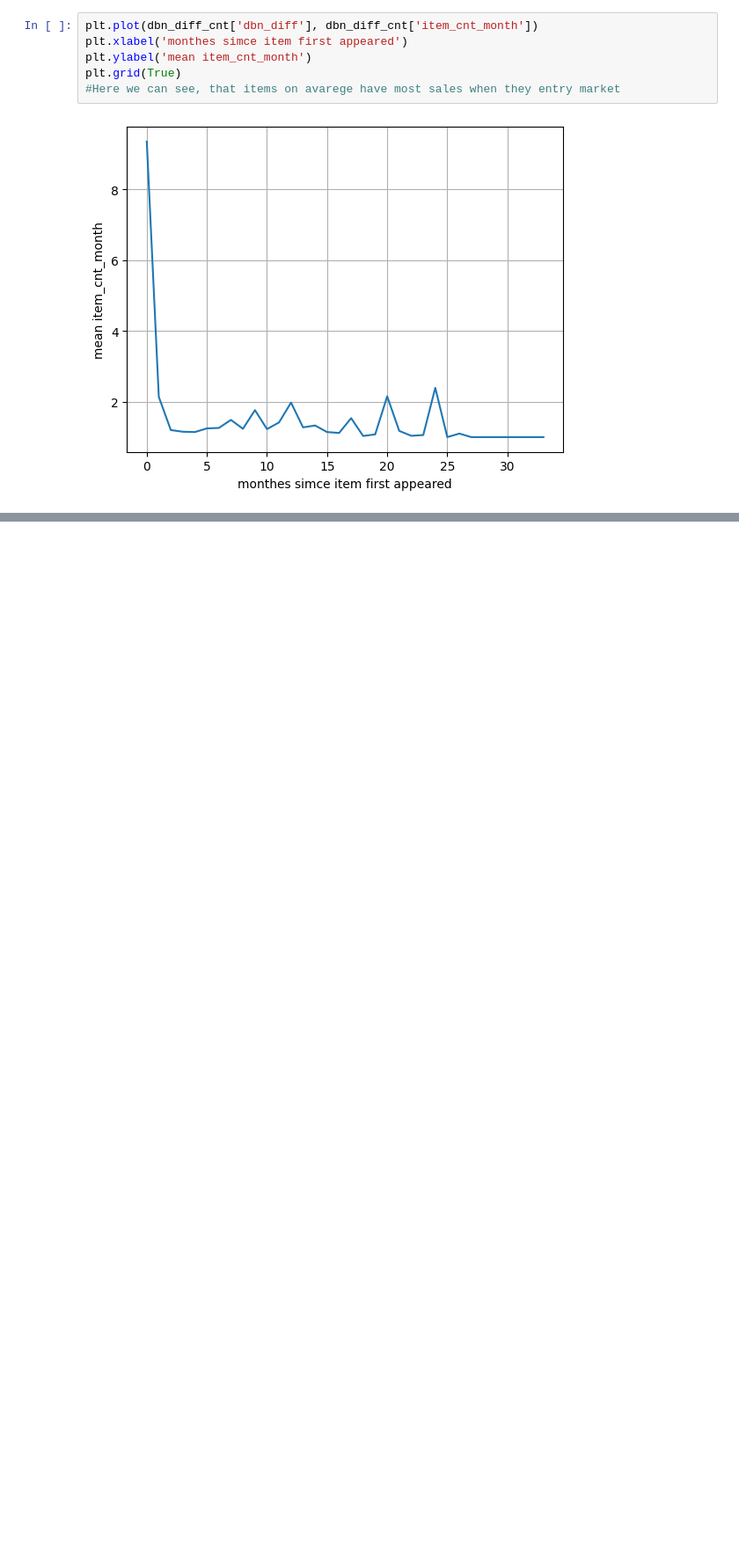
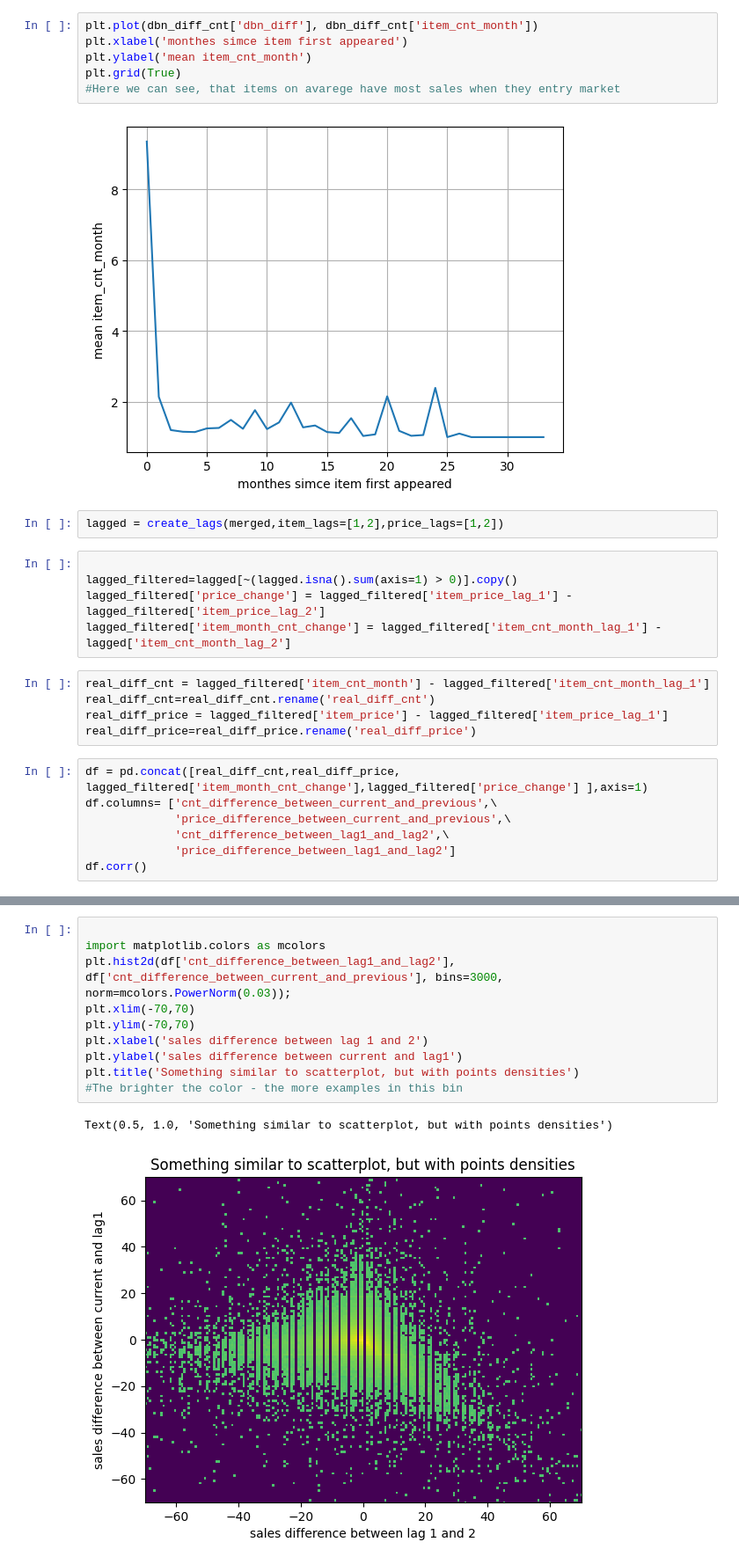
Before and after one commit to valera2444/FutureSalesPrediction, a Jupyter notebook: EDA/EDA_tendencies.ipynb, the cells around one changed output, grey strips where cells are left out. Shown: that part at 88% size. Saved outputs shown, nothing was run; the diff lists cells and outputs as text; blank space fills up the shorter version.

Commit message:
DS-1.2 EDA Changes: - .gitignore updated - Exploratopn of sales and price change modified

```diff
--- a/EDA/EDA_tendencies.ipynb
+++ b/EDA/EDA_tendencies.ipynb
@@ -233,3 +233,22 @@ plt.grid(True)
 #Here we can see, that items on avarege have most sales when they entry market
 # %% [output]
 [figure]
+# %%
+lagged = create_lags(merged,item_lags=[1,2],price_lags=[1,2])
+# %%
+
+lagged_filtered=lagged[~(lagged.isna().sum(axis=1) > 0)].copy()
+lagged_filtered['price_change'] = lagged_filtered['item_price_lag_1'] - lagged_filtered['item_price_lag_2']
+lagged_filtered['item_month_cnt_change'] = lagged_filtered['item_cnt_month_lag_1'] - lagged['item_cnt_month_lag_2']
+# %%
+real_diff_cnt = lagged_filtered['item_cnt_month'] - lagged_filtered['item_cnt_month_lag_1']
+real_diff_cnt=real_diff_cnt.rename('real_diff_cnt')
+real_diff_price = lagged_filtered['item_price'] - lagged_filtered['item_price_lag_1']
+real_diff_price=real_diff_price.rename('real_diff_price')
+# %%
+df = pd.concat([real_diff_cnt,real_diff_price, lagged_filtered['item_month_cnt_change'],lagged_filtered['price_change'] ],axis=1)
+df.columns= ['cnt_difference_between_current_and_previous',\
+             'price_difference_between_current_and_previous',\
+             'cnt_difference_between_lag1_and_lag2',\
+             'price_difference_between_lag1_and_lag2']
+df.corr()
@@ -235,0 +261,13 @@ plt.grid(True)
+# %%
+
+import matplotlib.colors as mcolors
+plt.hist2d(df['cnt_difference_between_lag1_and_lag2'], df['cnt_difference_between_current_and_previous'], bins=3000, norm=mcolors.PowerNorm(0.03));
+plt.xlim(-70,70)
+plt.ylim(-70,70)
+plt.xlabel('sales difference between lag 1 and 2')
+plt.ylabel('sales difference between current and lag1')
+plt.title('Something similar to scatterplot, but with points densities')
+#The brighter the color - the more examples in this bin
+# %% [output]
+Text(0.5, 1.0, 'Something similar to scatterplot, but with points densities')
+[figure, added]
```
Also changed, not shown: parts of 5 cells of this notebook, 1 other file.
